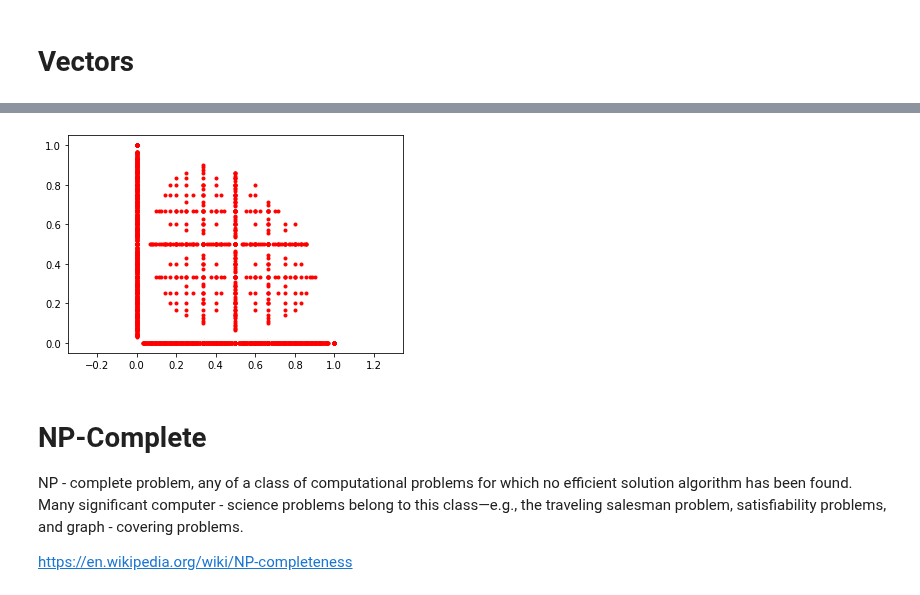
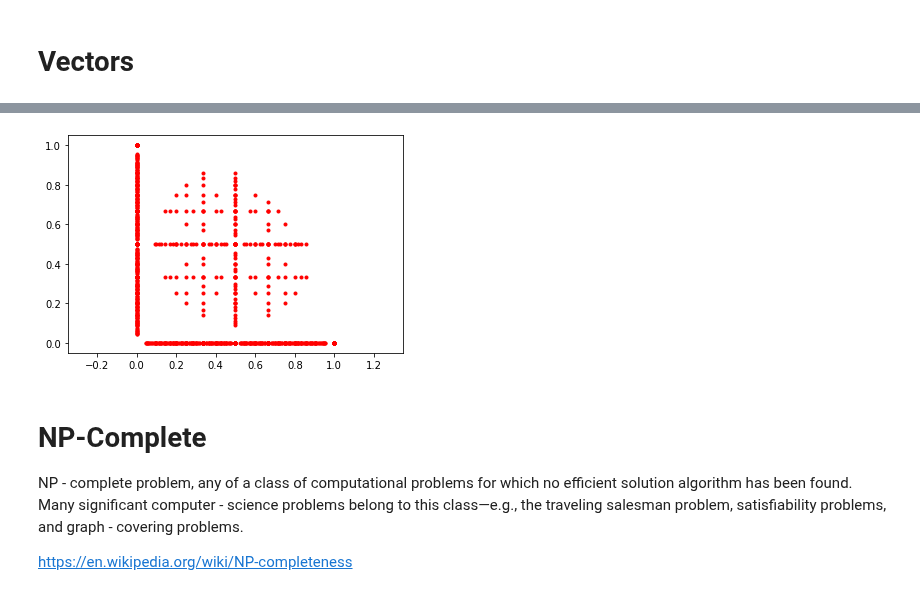
Before and after one commit to maxtuno/PEQNP, a Jupyter notebook: docs/PEQNP.ipynb, the cells around one changed output, grey strips where cells are left out. Cells and saved outputs as stored; diff of their text form; code cells hidden in the pictures.

```diff
--- a/docs/PEQNP.ipynb
+++ b/docs/PEQNP.ipynb
@@ -304,26 +306,26 @@ sum([(1+0j), (0+0j)]) ** 3 == (1+0j) ** 5
 # %%
 import numpy as np
 import peqnp as pn
 import matplotlib.pyplot as plt
 
 dim = 2
 
-pn.engine(10)
+pn.engine(9)
 
 ps = pn.vector(size=dim, is_rational=True)
 
 assert sum([p ** dim for p in ps]) <= 1
 
 dots = []
 while pn.satisfy():
     dots.append(np.vectorize(float)(ps))
 
 x, y = zip(*dots)
 plt.axis('equal')
 plt.plot(x, y, 'r.')
 plt.show()
 # %% [output]
-[figure, old version]
+[figure, new version]
 # %% [markdown]
 # NP-Complete
 
```
Also changed, not shown: parts of 22 cells of this notebook.
